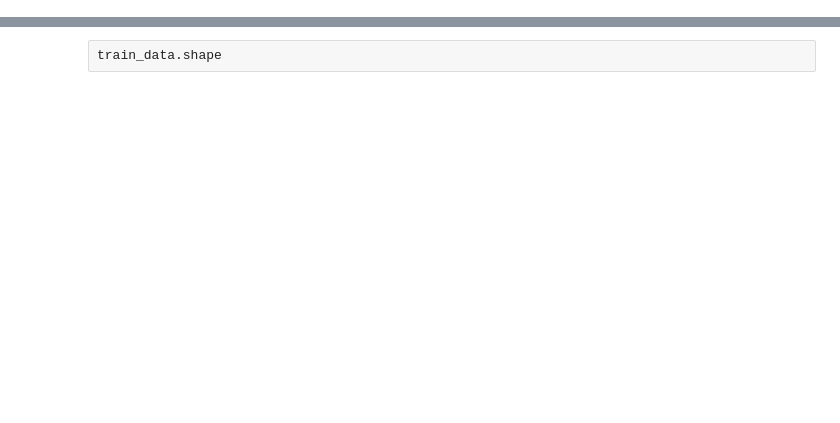
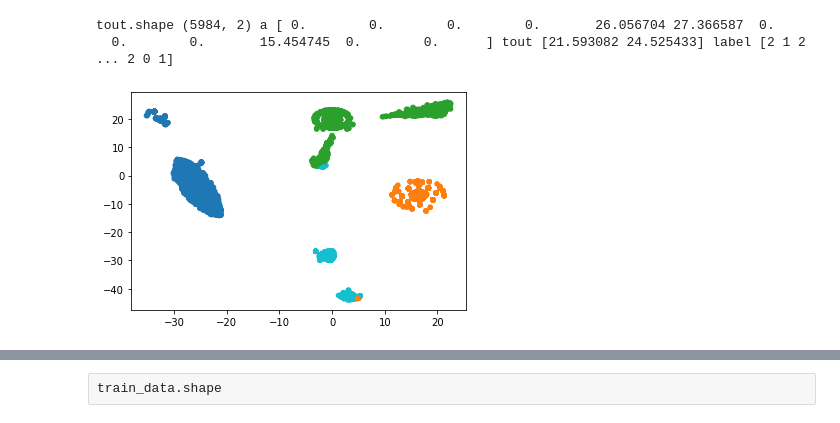
Before and after one commit to BhujayKumarBhatta/OCLog, a Jupyter notebook: oclog/openset/notebooks/visual_pretraining.ipynb, the cells around one changed output, grey strips where cells are left out. Saved outputs shown, nothing was run; the diff lists cells and outputs as text; code cells hidden in the pictures; blank space fills up the shorter version.

```diff
--- a/oclog/openset/notebooks/visual_pretraining.ipynb
+++ b/oclog/openset/notebooks/visual_pretraining.ipynb
@@ -101,0 +160,10 @@ bglog.train_df
+# %%
+tsne = TSNE(perplexity=200,  )
+tout = tsne.fit_transform(a)
+print('tout.shape', tout.shape,  'a',a[0], 'tout', tout[0], 'label', p)
+scatter = plt.scatter(tout[:, 0], tout[:, -1], c=p, s=20, cmap='tab10', label=p)
+plt.show()
+# %% [output]
+tout.shape (5984, 2) a [ 0.        0.        0.        0.       26.056704 27.366587  0.
+  0.        0.       15.454745  0.        0.      ] tout [21.593082 24.525433] label [2 1 2 ... 2 0 1]
+[figure, added]
```
Also changed, not shown: parts of 42 cells of this notebook, 3 other files.
